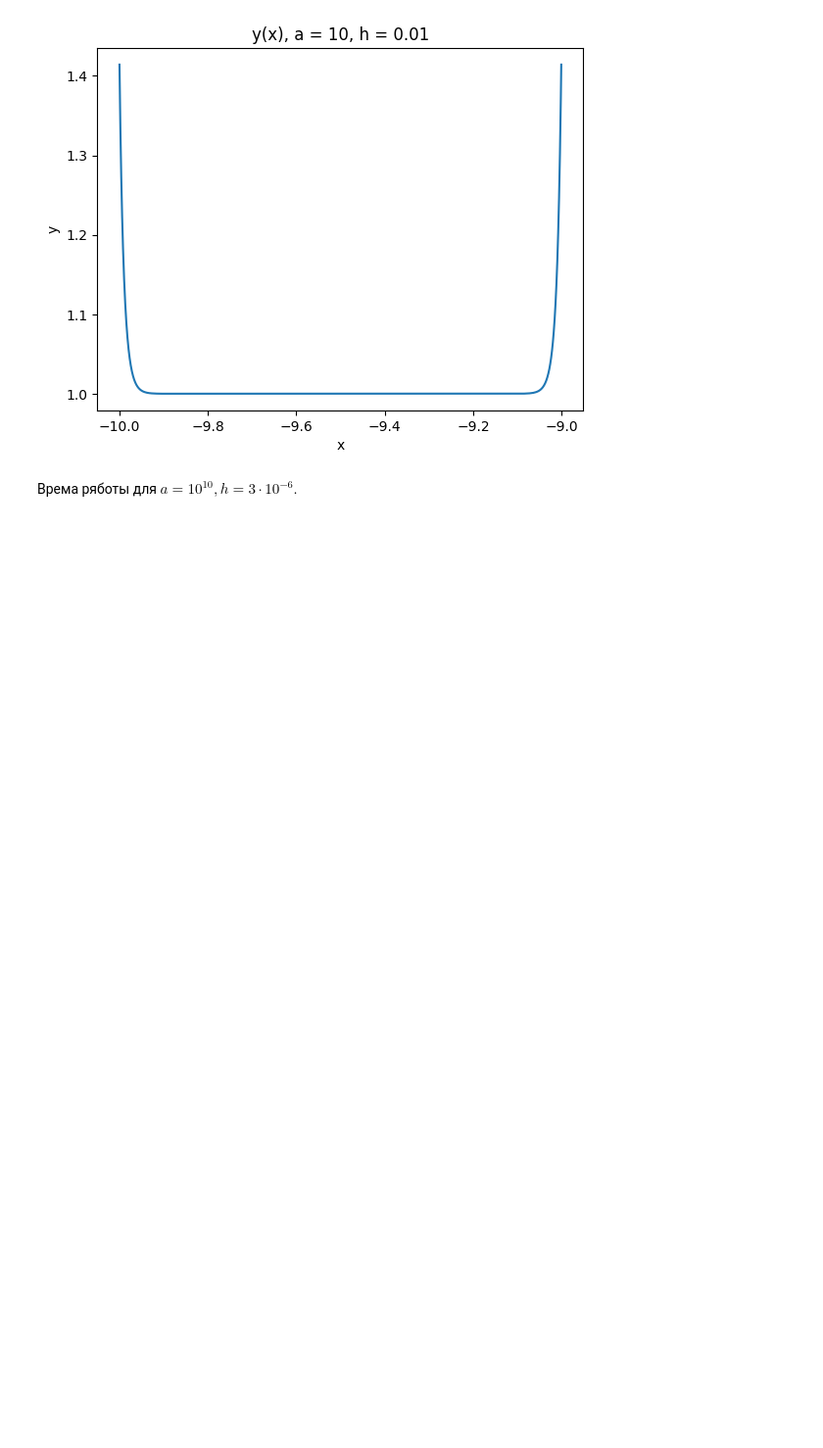
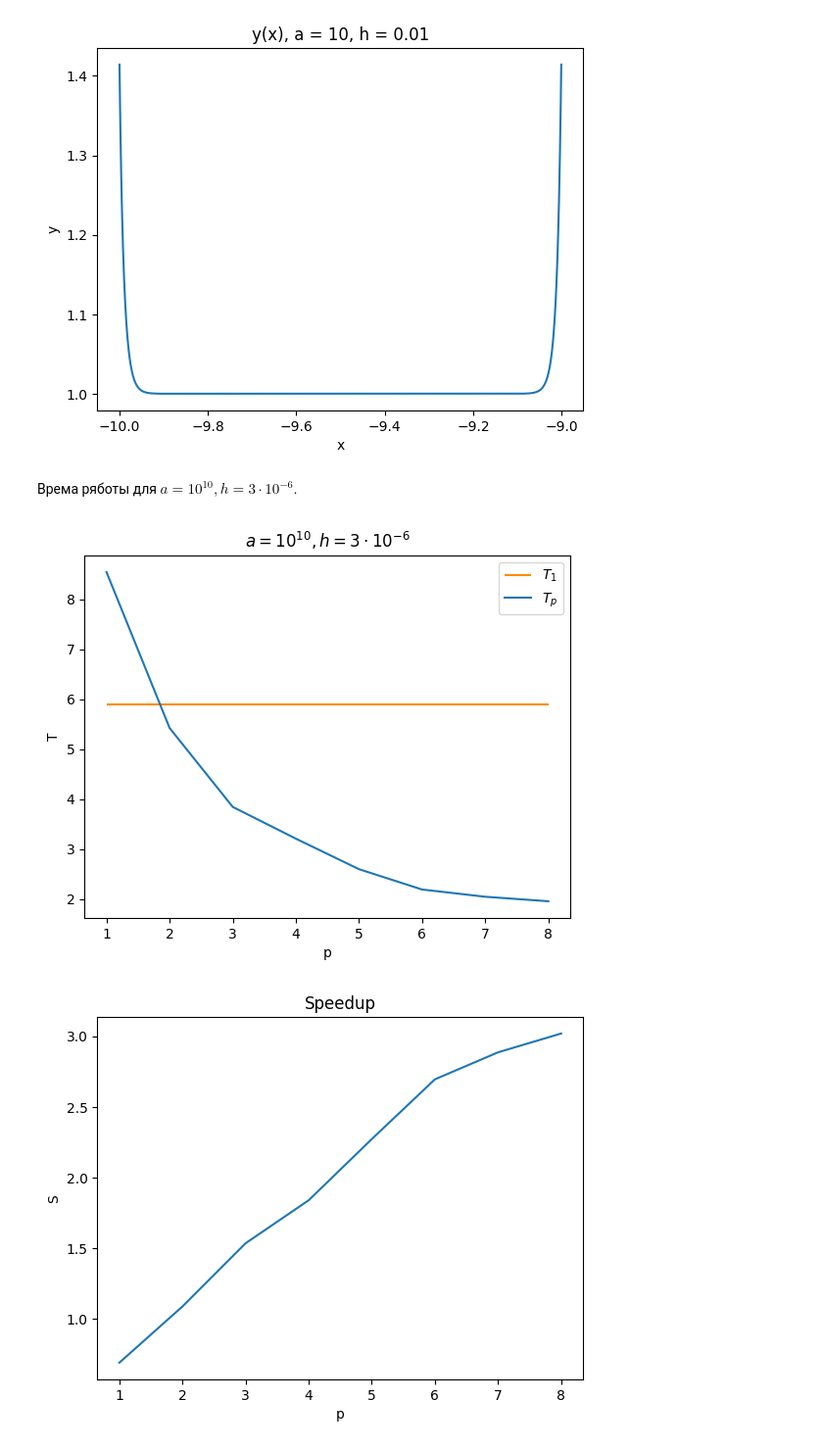
Before and after one commit to VoyakaGOD/parallel_programming, a Jupyter notebook: common_tasks/9_node/processing.ipynb, the cells around one changed output. Shown: that part at 98% size. Saved outputs shown, nothing was run; the diff lists cells and outputs as text; code cells hidden in the pictures; blank space fills up the shorter version.

Commit message:
lab3: plots

```diff
--- a/common_tasks/9_node/processing.ipynb
+++ b/common_tasks/9_node/processing.ipynb
@@ -45,3 +45,32 @@ plt.show()
 [figure]
 # %% [markdown]
 Врема ряботы для $a=10^{10}, h = 3 \cdot 10^{-6}$.
+# %%
+T1 = 5.90177
+ps = [1,       2,       3,       4,      5,       6,      7,       8]
+Tp = [8.54387, 5.42207, 3.84369, 3.2081, 2.59693, 2.1899, 2.04497, 1.95483]
+
+plt.hlines(T1, ps[0], ps[-1], [1,0.55,0], label="$T_1$")
+plt.plot(ps, Tp, label="$T_p$")
+plt.xlabel("p")
+plt.ylabel("T")
+plt.title(r"$a=10^{10}, h = 3 \cdot 10^{-6}$")
+plt.legend()
+plt.show()
+
+S = [T1 / t for t in Tp]
+plt.plot(ps, S)
+plt.xlabel("p")
+plt.ylabel("S")
+plt.title("Speedup")
+plt.show()
+
+E = [s/(p+1) for p,s in enumerate(S)]
+plt.plot(ps, E)
+plt.xlabel("p")
+plt.ylabel("S")
+plt.title("Effeciency")
+plt.show()
+# %% [output]
+[figure, added]
+[figure, added]
```
Also changed, not shown: parts of 1 cell of this notebook, 2 other files.
